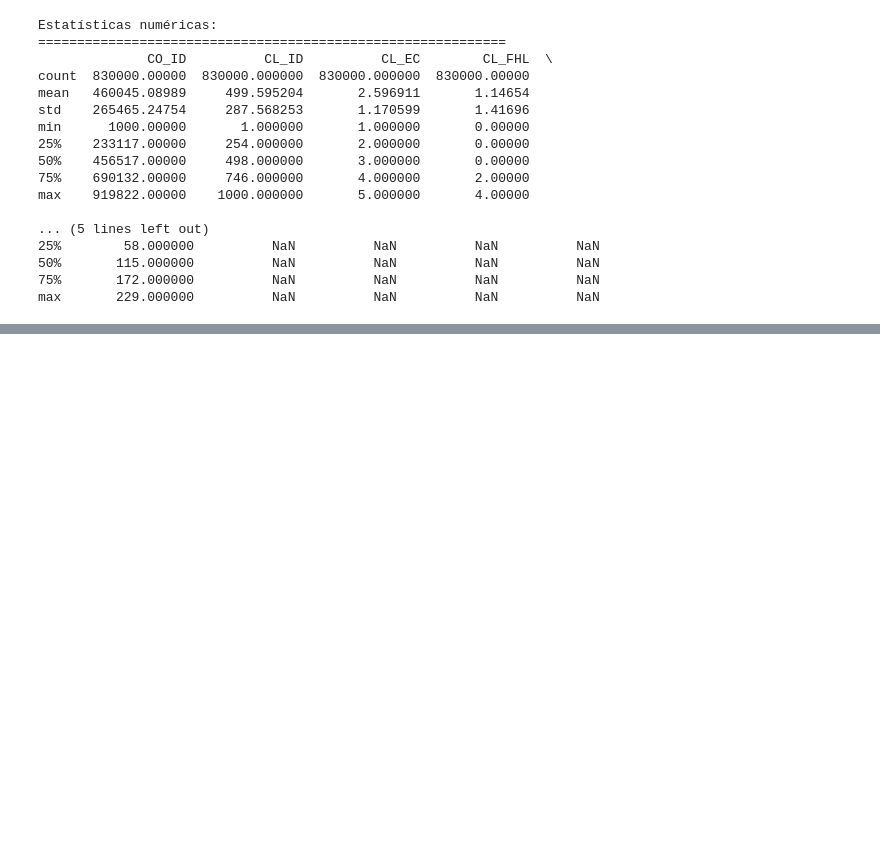
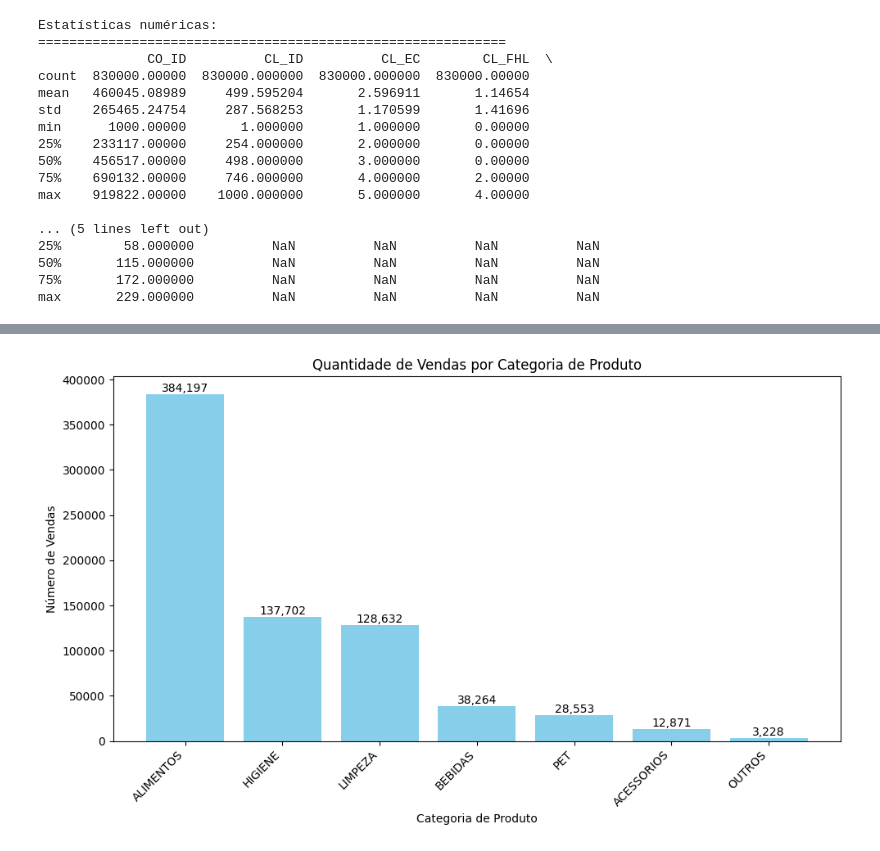
Before and after one commit to cfneves/turma02-visualizacao-de-dados, a Jupyter notebook: alunos/orlando_castro/modulo-01/mini-projeto/orlando_castro/notebook/Miniprojeto_Orlando_Castro.ipynb, the cells around one changed output, grey strips where cells are left out. Cells and saved outputs as stored; diff of their text form; code cells hidden in the pictures; blank space fills up the shorter version.

```diff
--- a/alunos/orlando_castro/modulo-01/mini-projeto/orlando_castro/notebook/Miniprojeto_Orlando_Castro.ipynb
+++ b/alunos/orlando_castro/modulo-01/mini-projeto/orlando_castro/notebook/Miniprojeto_Orlando_Castro.ipynb
@@ -132,0 +362,16 @@ max       229.000000          NaN          NaN          NaN          NaN
+# %%
+# Quantidade total de vendas por categoria de produto
+vendas_por_categoria = (
+    df.groupby('PR_CAT')['CO_ID']
+    .count()
+    .reset_index()
+    .rename(columns={'CO_ID': 'Número de Vendas', 'PR_CAT': 'Categoria de Produto'})
+    .sort_values(by='Número de Vendas', ascending=False)
+    )
+
+print("\nTotal de vendas por categoria de produto:\n")
+print(vendas_por_categoria.reset_index(drop=True).to_string(formatters={'Número de Vendas': '{:,}'.format}))
+print("Total geral de vendas: {}".format(df['CO_ID'].count()))
+
+categoria_com_mais_vendas = df.groupby('PR_CAT')['CO_ID'].sum().idxmax()
+print(f"\nCategoria de produto com maior quantidade de vendas: {categoria_com_mais_vendas}")
@@ -132,0 +392,15 @@ max       229.000000          NaN          NaN          NaN          NaN
+# %%
+# Apresenta um gráfico de barras para a quantidade de vendas por categoria de produto
+plt.figure(figsize=(10, 6))
+plt.bar(vendas_por_categoria['Categoria de Produto'], vendas_por_categoria['Número de Vendas'], color='skyblue')
+plt.xlabel('Categoria de Produto')
+plt.ylabel('Número de Vendas')
+plt.title('Quantidade de Vendas por Categoria de Produto')
+plt.xticks(rotation=45, ha='right')
+#insere os valores de vendas no topo de cada barra
+for index, value in enumerate(vendas_por_categoria['Número de Vendas']):
+    plt.text(index, value, f'{value:,}', ha='center', va='bottom')
+plt.tight_layout()
+plt.show()
+# %% [output]
+[figure, added]
```
Also changed, not shown: parts of 26 cells of this notebook, 8 other files.
